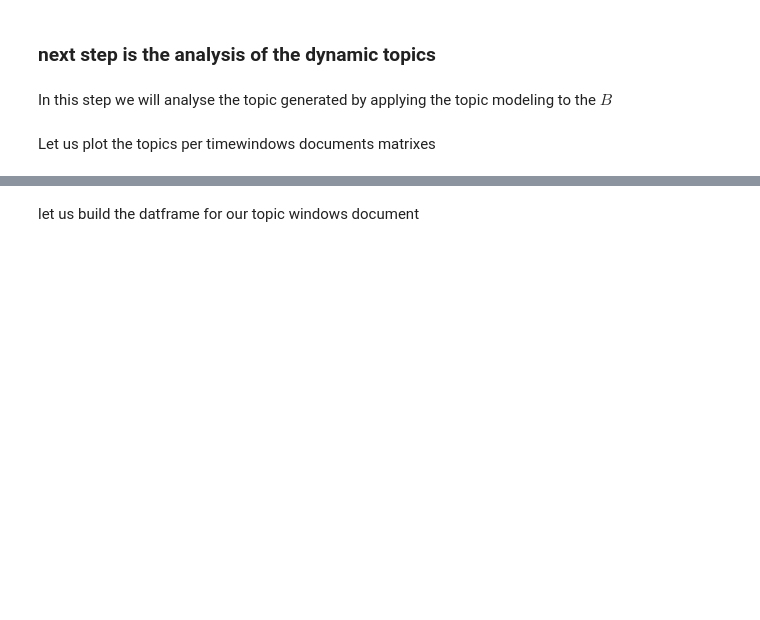
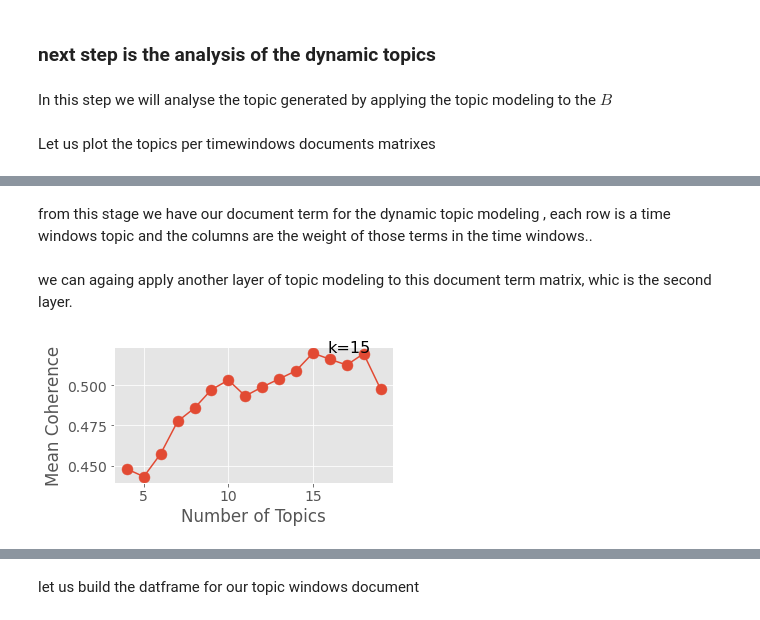
Before and after one commit to espoirMur/balobi_nini, a Jupyter notebook: notebooks/2.Dynamic_Topic_Modeling.ipynb, the cells around one changed output, grey strips where cells are left out. Saved outputs shown, nothing was run; the diff lists cells and outputs as text; code cells hidden in the pictures; blank space fills up the shorter version.

Commit message:
(feat) add the second layer of topic modeling

```diff
--- a/notebooks/2.Dynamic_Topic_Modeling.ipynb
+++ b/notebooks/2.Dynamic_Topic_Modeling.ipynb
@@ -912,0 +962,2 @@ Let us plot the topics per timewindows documents matrixes
+# %%
+all_data = all_data.loc[:, boolean_index_null]
@@ -923,0 +1006,8 @@ cumm_best_k = list(accumulate(all_best_k))
+# %% [markdown]
+from this stage we have our document term for the dynamic topic modeling , each row is a time windows topic and the columns are the weight of those terms in the time windows..
+# %% [markdown]
+we can againg apply another layer of topic modeling to this document term matrix, whic is the second layer.
+# %%
+all_data = all_data.drop("time_windows", axis="columns")
+# %%
+second_layer_dynamic_topic_model = TopicModelNMF(all_data, vectorize=False)
@@ -923,0 +1019,23 @@ cumm_best_k = list(accumulate(all_best_k))
+# %%
+def plot_topic_coherence(coherences_k):
+    """
+    plot the coherence for each k in the topic model
+    """
+    fig, axe = plt.subplots(nrows=1, ncols=1, figsize=(5, 2.5))
+    axe.plot(coherences_k.keys(), coherences_k.values())
+    axe.set_xlabel("Number of Topics")
+    axe.set_ylabel("Mean Coherence")
+        # add the points
+    axe.scatter(coherences_k.keys(), coherences_k.values(), s=120)
+        # find and annotate the maximum point on the plot
+    ymax = max(coherences_k.values())
+    best_k = max(coherences_k, key=coherences_k.get)
+    axe.annotate("k={}".format(best_k),
+                 xy=(best_k, ymax),
+                 xytext=(best_k, ymax),
+                 textcoords="offset points", fontsize=16)
+    fig.show()
+# %%
+plot_topic_coherence(second_layer_dynamic_topic_model.coherence_k)
+# %% [output]
+[figure, added]
```
Also changed, not shown: parts of 81 cells of this notebook, 1 other file.
